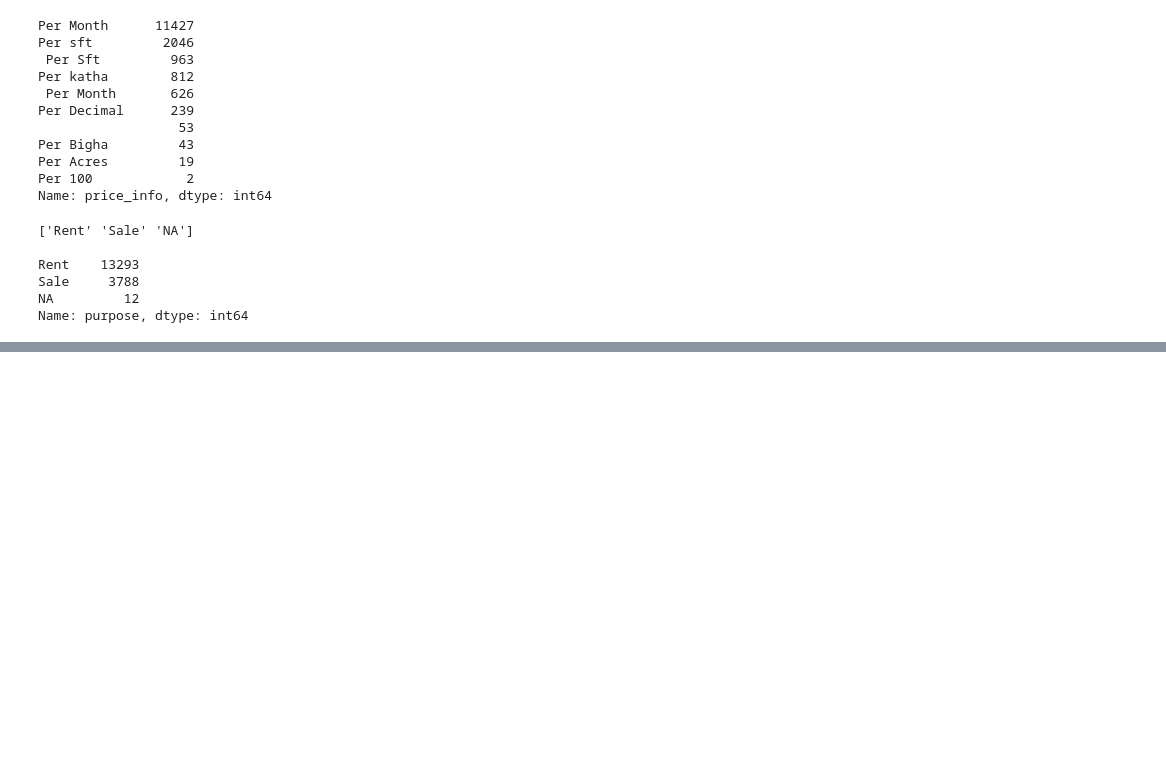
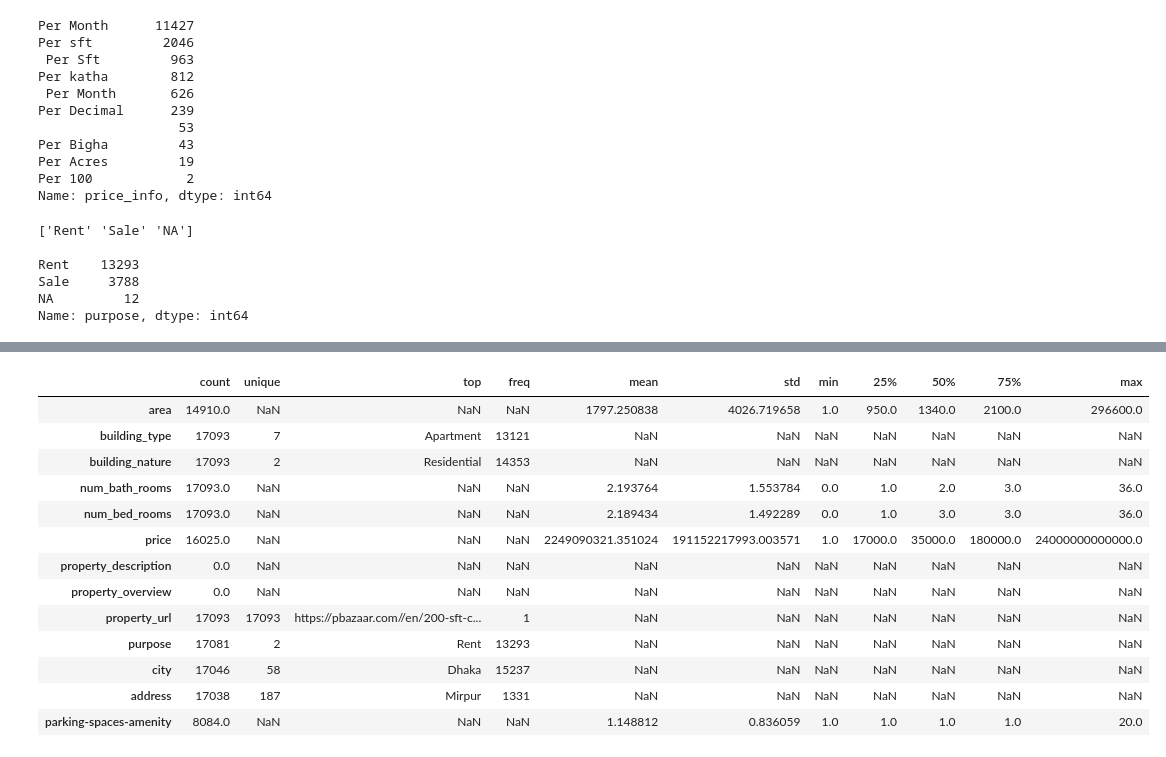
Before and after one commit to OmdenaAI/dhaka-bangladesh-real-estate-recommendation, a Jupyter notebook: src/tasks/task-2-data-preprocessing/pbazaar -- cleaning/preprocess-pbazaar.com-Umesh.ipynb, the cells around one changed output, grey strips where cells are left out. Saved outputs shown, nothing was run; the diff lists cells and outputs as text; code cells hidden in the pictures; blank space fills up the shorter version.

```diff
--- a/src/tasks/task-2-data-preprocessing/pbazaar -- cleaning/preprocess-pbazaar.com-Umesh.ipynb
+++ b/src/tasks/task-2-data-preprocessing/pbazaar -- cleaning/preprocess-pbazaar.com-Umesh.ipynb
@@ -385,0 +400,19 @@ print(matches)
+# %%
+# Open the saved CSVs and check the data
+df_test = pd.read_csv(f"{cleaned_data_folder}/pbazaar-cleaned-Umesh.csv")
+df_test.describe(include='all').T
+# %% [output]
+|  | count | unique | top | freq | mean | std | min | 25% | 50% | 75% | max |
+| area | 14910.0 | NaN | NaN | NaN | 1797.250838 | 4026.719658 | 1.0 | 950.0 | 1340.0 | 2100.0 | 296600.0 |
+| building_type | 17093 | 7 | Apartment | 13121 | NaN | NaN | NaN | NaN | NaN | NaN | NaN |
+| building_nature | 17093 | 2 | Residential | 14353 | NaN | NaN | NaN | NaN | NaN | NaN | NaN |
+| num_bath_rooms | 17093.0 | NaN | NaN | NaN | 2.193764 | 1.553784 | 0.0 | 1.0 | 2.0 | 3.0 | 36.0 |
+| num_bed_rooms | 17093.0 | NaN | NaN | NaN | 2.189434 | 1.492289 | 0.0 | 1.0 | 3.0 | 3.0 | 36.0 |
+| price | 16025.0 | NaN | NaN | NaN | 2249090321.351024 | 191152217993.003571 | 1.0 | 17000.0 | 35000.0 | 180000.0 | 24000000000000.0 |
+| property_description | 0.0 | NaN | NaN | NaN | NaN | NaN | NaN | NaN | NaN | NaN | NaN |
+| property_overview | 0.0 | NaN | NaN | NaN | NaN | NaN | NaN | NaN | NaN | NaN | NaN |
+| property_url | 17093 | 17093 | https://pbazaar.com//en/200-sft-c... | 1 | NaN | NaN | NaN | NaN | NaN | NaN | NaN |
+| purpose | 17081 | 2 | Rent | 13293 | NaN | NaN | NaN | NaN | NaN | NaN | NaN |
+| city | 17046 | 58 | Dhaka | 15237 | NaN | NaN | NaN | NaN | NaN | NaN | NaN |
+| address | 17038 | 187 | Mirpur | 1331 | NaN | NaN | NaN | NaN | NaN | NaN | NaN |
+| parking-spaces-amenity | 8084.0 | NaN | NaN | NaN | 1.148812 | 0.836059 | 1.0 | 1.0 | 1.0 | 1.0 | 20.0 |
```
Also changed, not shown: parts of 21 cells of this notebook, 2 other files.
